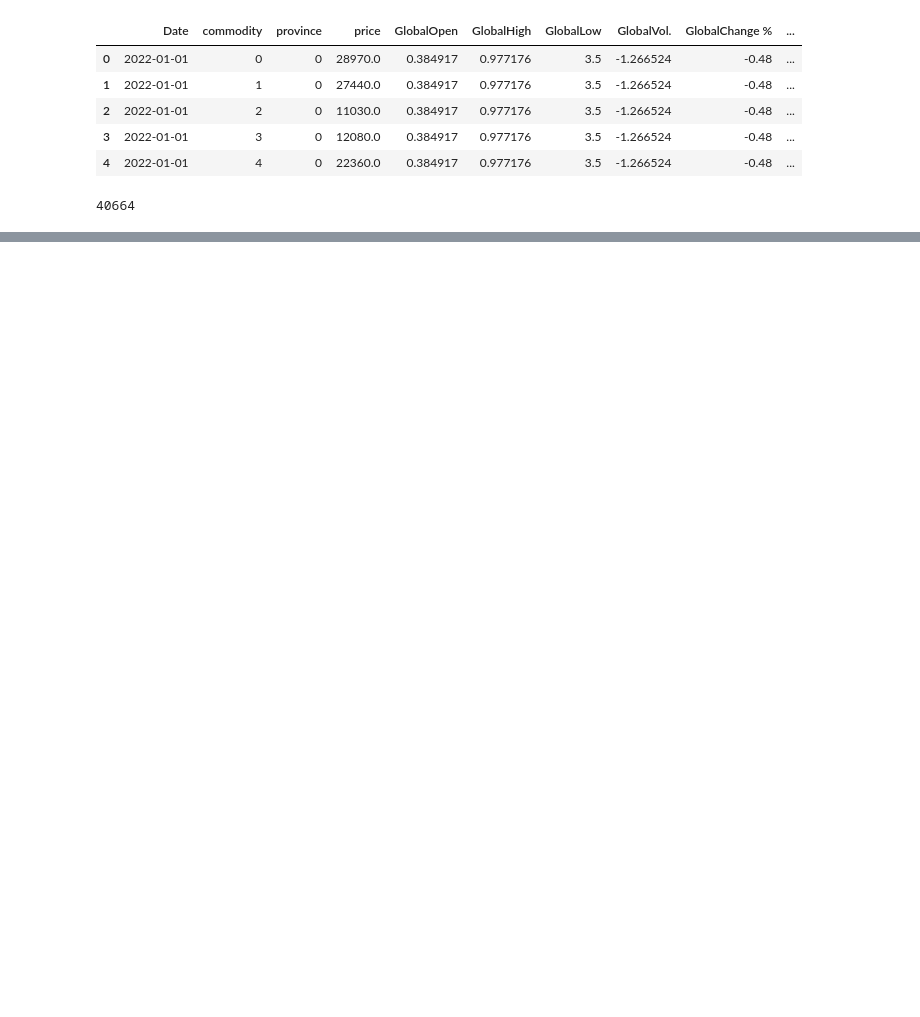
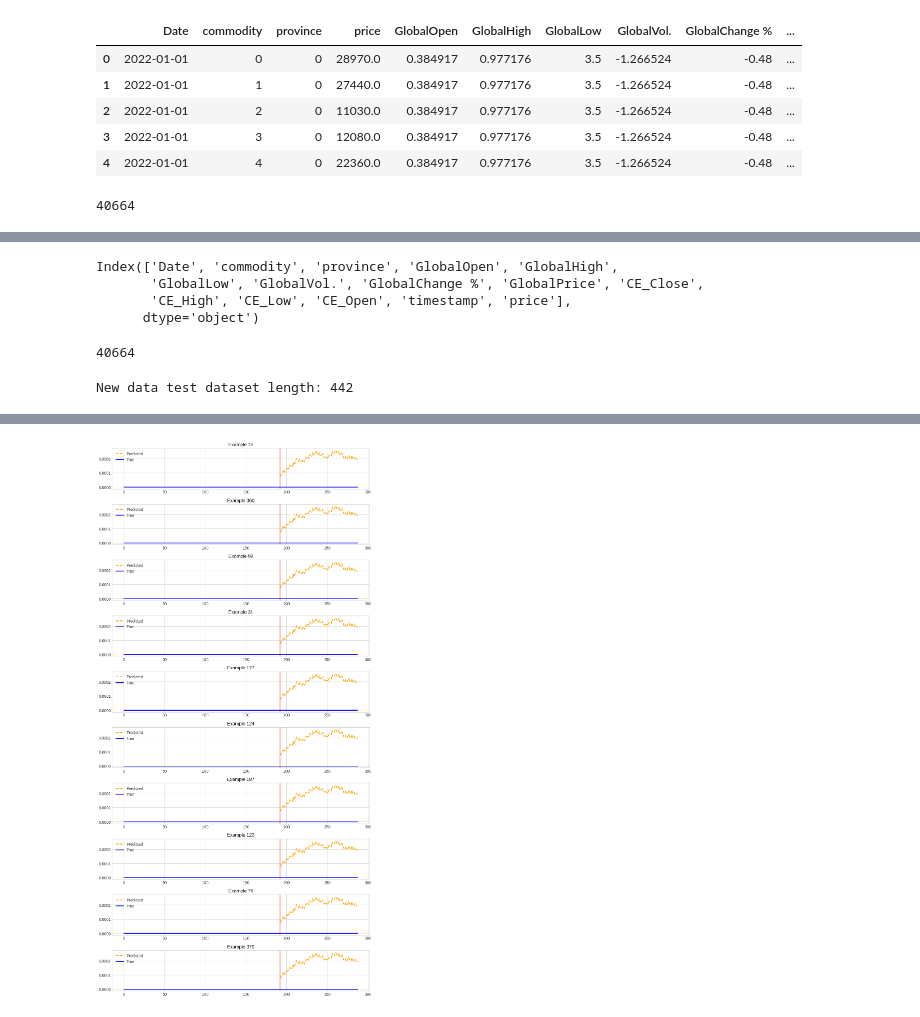
Before and after one commit to wllchrst/jwp-datavidia, a Jupyter notebook: t.ipynb, the cells around one changed output, grey strips where cells are left out. Drawn from its saved outputs; the diff is of its cells as text; code cells hidden in the pictures; blank space fills up the shorter version.

```diff
--- a/t.ipynb
+++ b/t.ipynb
@@ -412,0 +532,23 @@ def predict_with_finetuned_model(
+# %%
+test_data.columns
+# %% [output]
+Index(['Date', 'commodity', 'province', 'GlobalOpen', 'GlobalHigh',
+       'GlobalLow', 'GlobalVol.', 'GlobalChange %', 'GlobalPrice', 'CE_Close',
+       'CE_High', 'CE_Low', 'CE_Open', 'timestamp', 'price'],
+      dtype='object')
+# %%
+len(test_data)
+# %% [output]
+40664
+# %%
+predictions_df, _, _ = predict_new_data(
+    trainer=finetuned_trainer,
+    new_data=test_data,
+    tsp=tsp,
+    context_length=CONTEXT_LENGTH,
+    forecast_length=PREDICTION_LENGTH,
+    dataset_name="new_prediction",
+    with_plot=True
+)
+# %% [output]
+New data test dataset length: 442
@@ -412,0 +556 @@ def predict_with_finetuned_model(
+[figure, added]
```
Also changed, not shown: parts of 18 cells of this notebook.
